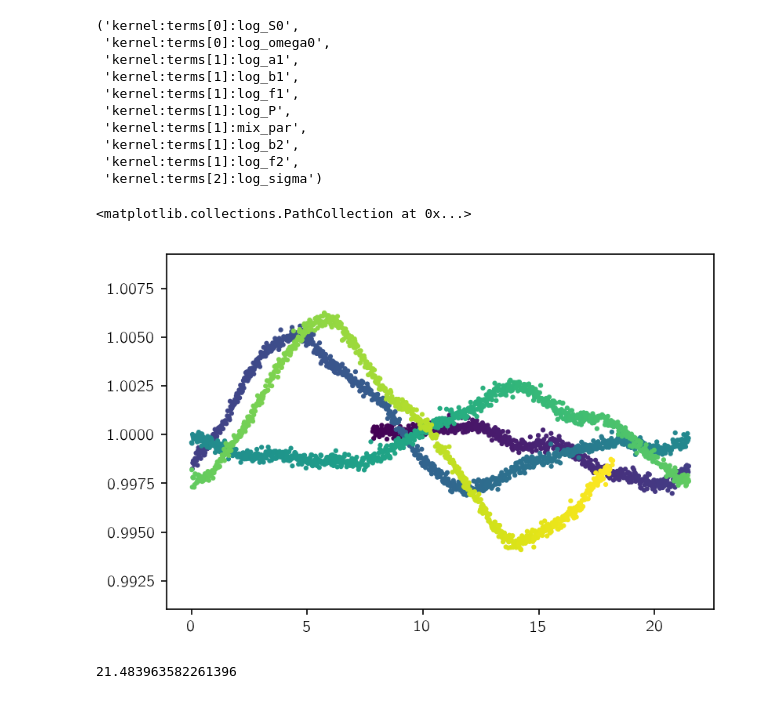
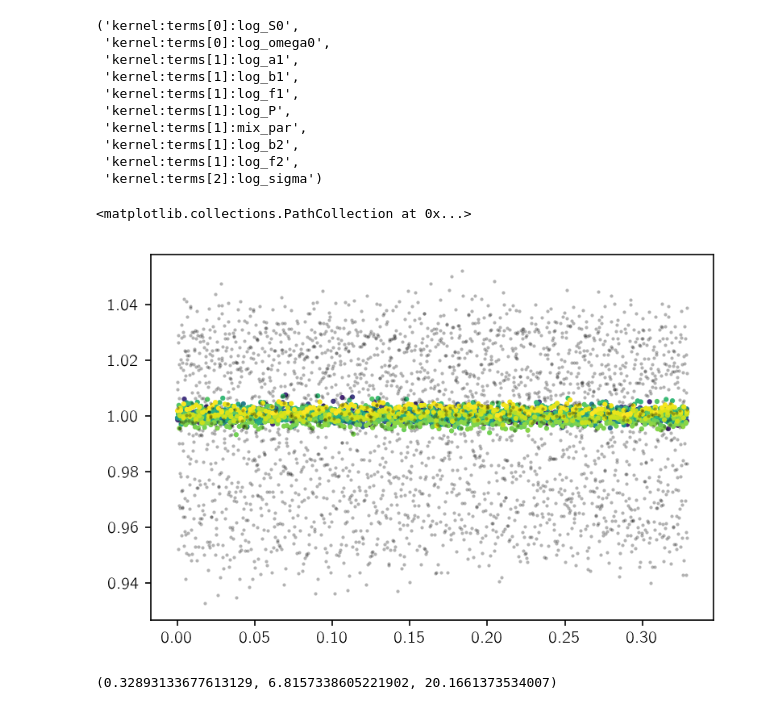
Before and after one commit to dfm/rotate, a Jupyter notebook: models.ipynb, the cells around one changed output. Cells and saved outputs as stored; diff of their text form; code cells hidden in the pictures.

Commit message:
adding model implementation

```diff
--- a/models.ipynb
+++ b/models.ipynb
@@ -296 +317,12 @@ model = RotationModel(t, F, order=3)
+# %%
+def fit_for_period(period):
+    model.set_default()
+    model.period = period
+    model.freeze_parameter("gp:kernel:terms[1]:log_P")
+    soln = model.optimize(options=dict(eps=1e-5))
+    print(soln.success, soln.fun)
+    model.thaw_parameter("gp:kernel:terms[1]:log_P")
+    soln = model.optimize(options=dict(eps=1e-5))
+    print(soln.success, soln.fun, period, model.period)
+    return (period, model.period, soln.fun, soln)
 # %%
@@ -347,0 +393,12 @@ plt.plot(model.t, gp_pred)
+# %%
+def nll(params):
+    model.gp.set_parameter_vector(params)
+    gll = model.gp.grad_log_likelihood(fdet, quiet=True)
+    if not np.isfinite(gll[0]):
+        return 1e10 + np.random.randn(), 10000*np.random.randn(len(params))
+    return -gll[0], -gll[1]
+
+soln = minimize(nll, best_params, jac=True, bounds=model.gp.get_parameter_bounds())
+print(soln)
+model.gp.set_parameter_vector(soln.x)
+best_params = soln.x
@@ -386,6 +458,7 @@ import emcee
 moves = [
     emcee.moves.StretchMove(randomize_split=True),
     emcee.moves.DEMove(1.0, randomize_split=True),
+    emcee.moves.DESnookerMove(randomize_split=True),
 ]
 
 def log_prob(params):
@@ -402,7 +475,7 @@ with Pool() as pool:
     init = best_params + 1e-5*np.random.randn(64, len(best_params))
     nwalkers, ndim = init.shape
     sampler = emcee.EnsembleSampler(nwalkers, ndim, log_prob, pool=pool, moves=moves)
-    sampler.run_mcmc(init, 10000, progress=True);
+    sampler.run_mcmc(init, 20000, progress=True);
 # %%
 chain = sampler.get_chain()
 plt.plot(chain[:, :, -2], alpha=0.3);
@@ -443,17 +518,21 @@ model.gp.get_parameter_names()
  'kernel:terms[1]:log_b2',
  'kernel:terms[1]:log_f2',
  'kernel:terms[2]:log_sigma')
+# %%
+lp = sampler.get_log_prob(flat=True)
+best_sample = sampler.get_chain(flat=True)[np.argmax(lp)]
+model.gp.set_parameter_vector(best_sample)
 # %%
 # pld_pred, gp_pred = model.get_predictions()
 # fdet = model.fsap - pld_pred
 period = model.period
 
-#plt.plot(model.t % period, model.fsap, ".k", alpha=0.3, ms=4, mec="none")
+plt.plot(model.t % period, model.fsap, ".k", alpha=0.3, ms=4, mec="none")
 plt.scatter(model.t % period, fdet, c=model.t, s=4)
 # %% [output]
 <matplotlib.collections.PathCollection at 0x...>
-[figure, old version]
+[figure, new version]
 # %%
-model.period
+model.period, model.ls_period, model.acor_period
 # %% [output]
-21.483963582261396
+(0.32893133677613129, 6.8157338605221902, 20.1661373534007)
```
Also changed, not shown: parts of 19 cells of this notebook, 10 other files.
